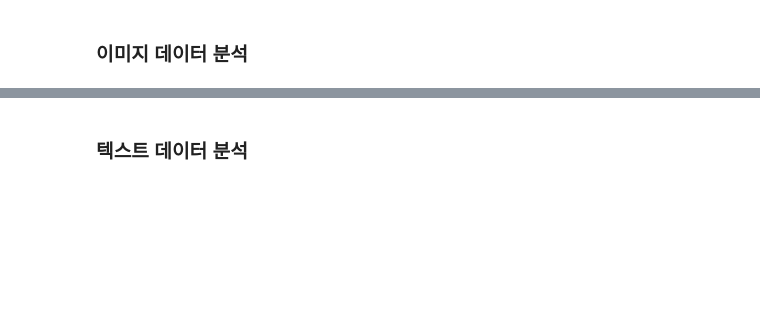
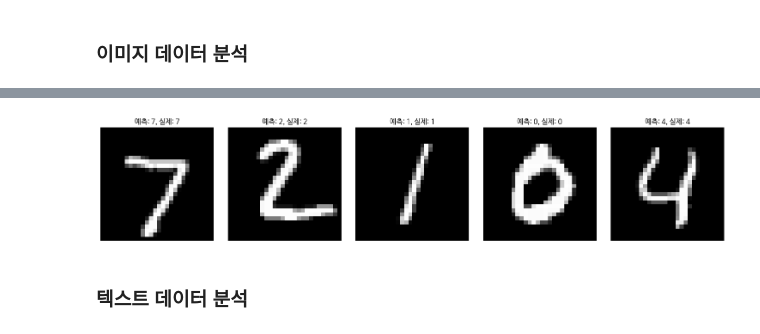
Before and after one commit to Taeichang/DataAnalysis, a Jupyter notebook: 오픈소스_데이터_분석_9강.ipynb, the cells around one changed output, grey strips where cells are left out. Saved outputs shown, nothing was run; the diff lists cells and outputs as text; code cells hidden in the pictures; blank space fills up the shorter version.

```diff
--- a/오픈소스_데이터_분석_9강.ipynb
+++ b/오픈소스_데이터_분석_9강.ipynb
@@ -344,9 +455,9 @@ y_test = tf.keras.utils.to_categorical(y_test, 10)
 # **두 계층의 합성곱 층**, **평탄화 후 완전 연결층**, 그리고 **출력층**으로 구성
 model = Sequential([
     Conv2D(32, kernel_size = (3, 3), activation = 'relu', input_shape = (28, 28, 1)),
-    Maxpooling2D(pool_size = (2, 2)),
-    Conv2D(64, kernel_size - (3, 3), activation = 'relu'),
-    Maxpooling2D(pool_size = (2, 2)),
+    MaxPooling2D(pool_size = (2, 2)),
+    Conv2D(64, kernel_size = (3, 3), activation = 'relu'),
+    MaxPooling2D(pool_size = (2, 2)),
     Flatten(),
     Dense(128, activation = 'relu'),
     Dense(10, activation = 'softmax')
@@ -375,3 +486,4 @@ for i, ax in enumerate(axes):
     ax.axis('off')
 plt.tight_layout()
 plt.show()
+# %% [output]
@@ -378,3 +502,4 @@ plt.show()
+[figure, added]
 # %% [markdown]
 ### 텍스트 데이터 분석
 # %%
```
Also changed, not shown: parts of 12 cells of this notebook.
